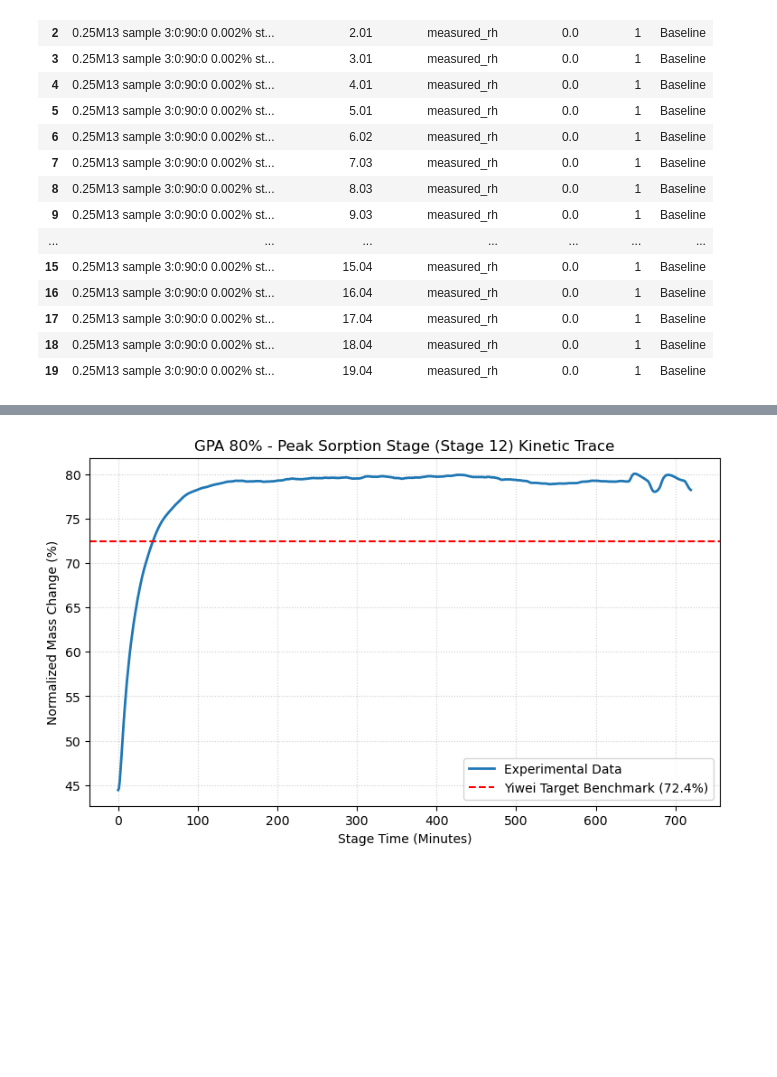
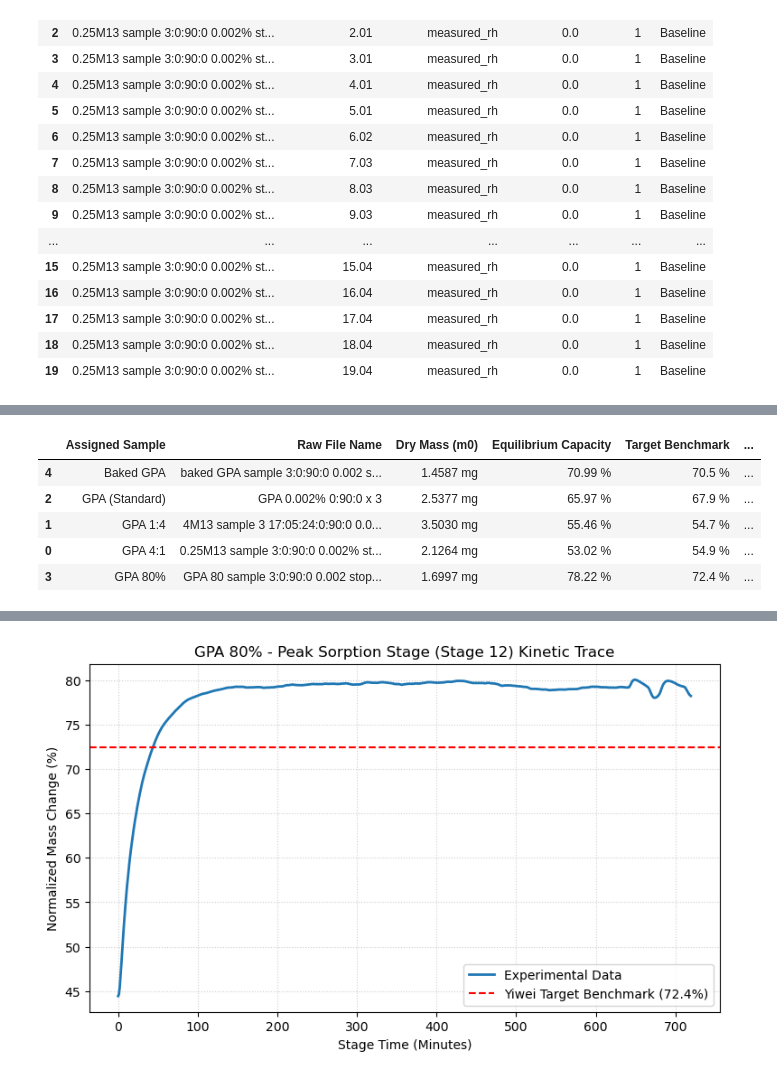
Before and after one commit to StixM6/graphage13-sorption, a Jupyter notebook: notebooks/sorption_kinetics_pipeline.ipynb, the cells around one changed output, grey strips where cells are left out. Cells and saved outputs as stored; diff of their text form; code cells hidden in the pictures; blank space fills up the shorter version.

```diff
--- a/notebooks/sorption_kinetics_pipeline.ipynb
+++ b/notebooks/sorption_kinetics_pipeline.ipynb
@@ -368,0 +326,80 @@ Stages that hit the 12h time cap limit: ['GPA 4:1 (Stage 37, Duration: 719.5 min
+# %%
+# --- Step 4: Final Validation Table ---
+import numpy as np
+import pandas as pd
+
+validation_results = []
+timeout_flags = []
+
+# High-priority benchmarks provided by Yiwei
+benchmarks = {
+    'Baked GPA': 70.5,
+    'GPA (Standard)': 67.9,
+    'GPA 1:4': 54.7,
+    'GPA 4:1': 54.9,
+    'GPA 80%': 72.4
+}
+
+for raw_name, group in segmented_df.groupby('sample_name'):
+    assigned_name = "Unknown"
+    ln = str(raw_name).lower()
+
+    # 1. The Ultimate Mapping Block
+    if "baked" in ln:
+        assigned_name = "Baked GPA"
+    elif "80" in ln or "80%" in ln:
+        assigned_name = "GPA 80%"
+    elif "4m13" in ln or "1:4" in ln or "1_4" in ln:
+        assigned_name = "GPA 1:4"
+    elif "0.25m13" in ln or "4:1" in ln or "4_1" in ln:
+        assigned_name = "GPA 4:1"
+    elif "standard" in ln or "gpa" in ln:
+        assigned_name = "GPA (Standard)"
+
+    # 2. Debug Snitch
+    if assigned_name == "Unknown":
+        print(f" WARNING: Could not map raw file name: '{raw_name}'")
+
+    # 3. Identify the peak sorption stage using the guarded segmentation
+    peak_stage_id = group.loc[group['mass_change_pct'].idxmax(), 'stage_id']
+    peak_stage_data = group[group['stage_id'] == peak_stage_id]
+
+    # 4. Extract calculated data
+    extrapolated_capacity = peak_stage_data['equilibrium_capacity_pct'].iloc[0]
+    m0_used = peak_stage_data['reference_mass_m0'].iloc[0]
+
+    # 5. Check for 12-hour timeouts
+    stage_duration = peak_stage_data['time_minutes_'].max() - peak_stage_data['time_minutes_'].min()
+    is_timeout = stage_duration >= 715  # Using 715 to catch anything clipped just before 720
+
+    target_bench = benchmarks.get(assigned_name, "N/A")
+
+    if is_timeout:
+        timeout_flags.append(f"{assigned_name} (Duration: {stage_duration:.1f} mins)")
+
+    # 6. Append to final table
+    validation_results.append({
+        'Assigned Sample': assigned_name,
+        'Raw File Name': raw_name,  # Added for total transparency
+        'Dry Mass (m0)': f"{m0_used:.4f} mg",
+        'Equilibrium Capacity': f"{extrapolated_capacity:.2f} %",
+        'Target Benchmark': f"{target_bench} %" if isinstance(target_bench, float) else target_bench,
+        '12h Time Cap Hit?': "YES (Flagged)" if is_timeout else "No"
+    })
+
+# Render and display the finalized table
+final_table_df = pd.DataFrame(validation_results).sort_values('Assigned Sample')
+display(final_table_df)
+
+print("\n--- Project Playbook Mandatory Flags ---")
+if timeout_flags:
+    print(f"Stages that hit the 12h time cap limit: {timeout_flags}")
+else:
+    print("No stages hit the 12h time cap limit.")
+# %% [output]
+|  | Assigned Sample | Raw File Name | Dry Mass (m0) | Equilibrium Capacity | Target Benchmark | ... |
+| 4 | Baked GPA | baked GPA sample 3:0:90:0 0.002 s... | 1.4587 mg | 70.99 % | 70.5 % | ... |
+| 2 | GPA (Standard) | GPA 0.002% 0:90:0 x 3 | 2.5377 mg | 65.97 % | 67.9 % | ... |
+| 1 | GPA 1:4 | 4M13 sample 3 17:05:24:0:90:0 0.0... | 3.5030 mg | 55.46 % | 54.7 % | ... |
+| 0 | GPA 4:1 | 0.25M13 sample 3:0:90:0 0.002% st... | 2.1264 mg | 53.02 % | 54.9 % | ... |
+| 3 | GPA 80% | GPA 80 sample 3:0:90:0 0.002 stop... | 1.6997 mg | 78.22 % | 72.4 % | ... |
```
Also changed, not shown: parts of 8 cells of this notebook, 5 other files.
